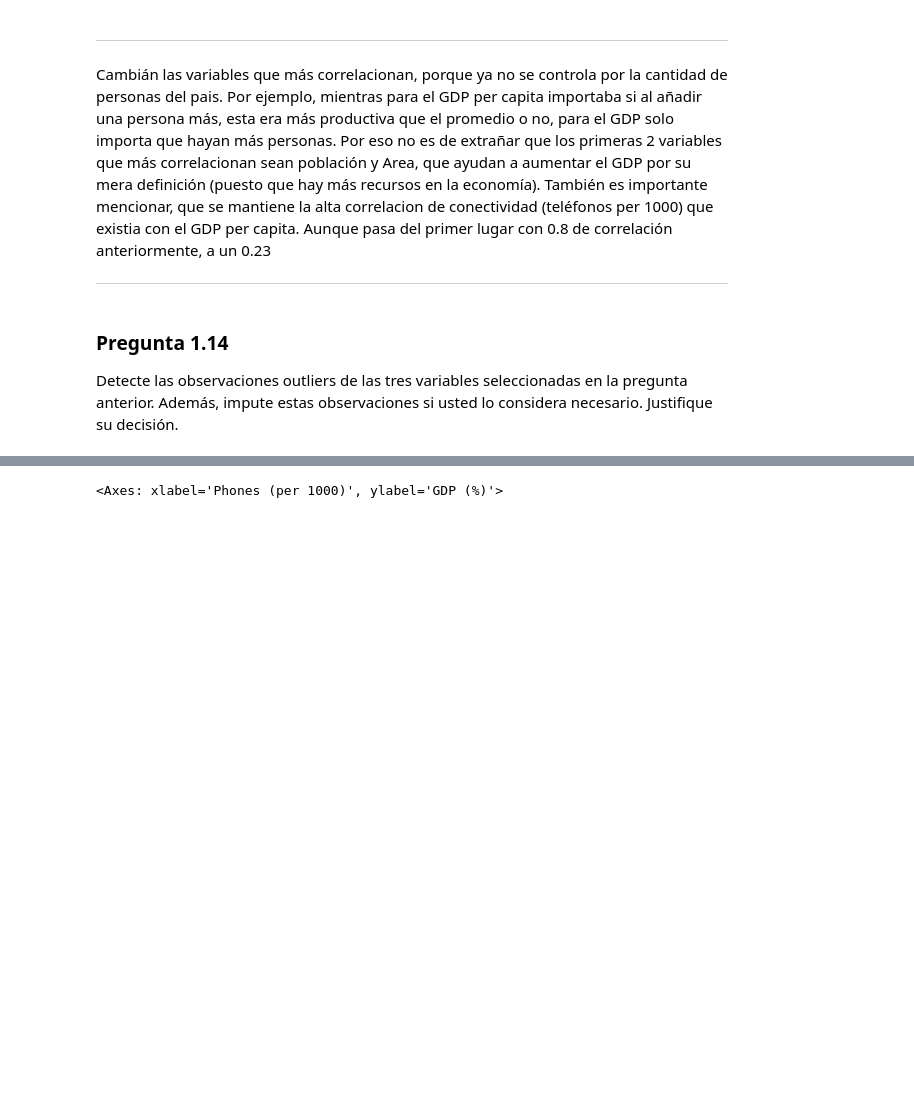
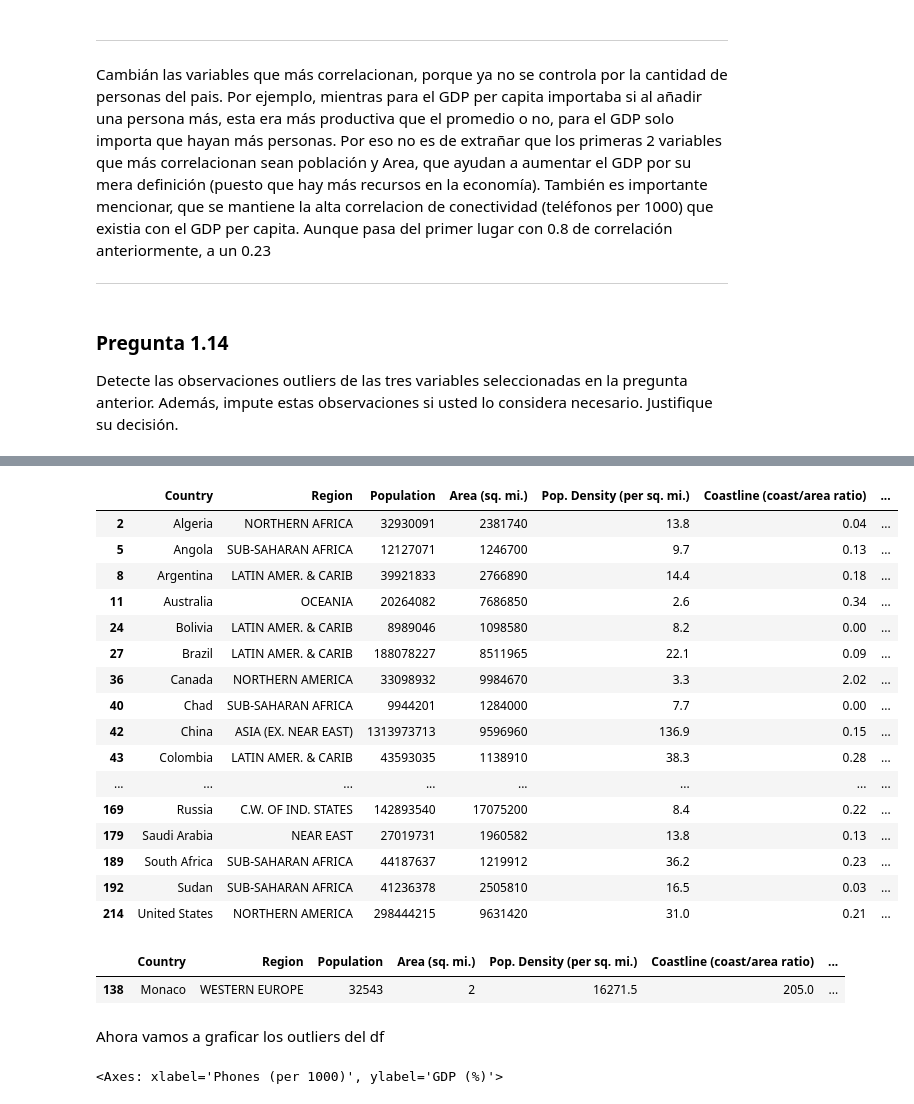
Before and after one commit to cristiandiazh/Tarea-1-ML, a Jupyter notebook: Tarea_1.ipynb, the cells around one changed output, grey strips where cells are left out. Cells and saved outputs as stored; diff of their text form; code cells hidden in the pictures; blank space fills up the shorter version.

```diff
--- a/Tarea_1.ipynb
+++ b/Tarea_1.ipynb
@@ -515,3 +552,30 @@ Detecte las observaciones outliers de las tres variables seleccionadas en la pre
+# %%
+df_aux2
+# %% [output]
+|  | Country | Region | Population | Area (sq. mi.) | Pop. Density (per sq. mi.) | Coastline (coast/area ratio) | ... |
+| 2 | Algeria | NORTHERN AFRICA | 32930091 | 2381740 | 13.8 | 0.04 | ... |
+| 5 | Angola | SUB-SAHARAN AFRICA | 12127071 | 1246700 | 9.7 | 0.13 | ... |
+| 8 | Argentina | LATIN AMER. & CARIB | 39921833 | 2766890 | 14.4 | 0.18 | ... |
+| 11 | Australia | OCEANIA | 20264082 | 7686850 | 2.6 | 0.34 | ... |
+| 24 | Bolivia | LATIN AMER. & CARIB | 8989046 | 1098580 | 8.2 | 0.00 | ... |
+| 27 | Brazil | LATIN AMER. & CARIB | 188078227 | 8511965 | 22.1 | 0.09 | ... |
+| 36 | Canada | NORTHERN AMERICA | 33098932 | 9984670 | 3.3 | 2.02 | ... |
+| 40 | Chad | SUB-SAHARAN AFRICA | 9944201 | 1284000 | 7.7 | 0.00 | ... |
+| 42 | China | ASIA (EX. NEAR EAST) | 1313973713 | 9596960 | 136.9 | 0.15 | ... |
+| 43 | Colombia | LATIN AMER. & CARIB | 43593035 | 1138910 | 38.3 | 0.28 | ... |
+| ... | ... | ... | ... | ... | ... | ... | ... |
+| 169 | Russia | C.W. OF IND. STATES | 142893540 | 17075200 | 8.4 | 0.22 | ... |
+| 179 | Saudi Arabia | NEAR EAST | 27019731 | 1960582 | 13.8 | 0.13 | ... |
+| 189 | South Africa | SUB-SAHARAN AFRICA | 44187637 | 1219912 | 36.2 | 0.23 | ... |
+| 192 | Sudan | SUB-SAHARAN AFRICA | 41236378 | 2505810 | 16.5 | 0.03 | ... |
+| 214 | United States | NORTHERN AMERICA | 298444215 | 9631420 | 31.0 | 0.21 | ... |
+# %%
+df_aux3
+# %% [output]
+|  | Country | Region | Population | Area (sq. mi.) | Pop. Density (per sq. mi.) | Coastline (coast/area ratio) | ... |
+| 138 | Monaco | WESTERN EUROPE | 32543 | 2 | 16271.5 | 205.0 | ... |
+# %% [markdown]
+Ahora vamos a graficar los outliers del df
 # %%
 corr_sin_gdp_per_capita_head = corr_GDP.sort_values(ascending=False).head(4) #ordenamos de mayor a menor
 
```
Also changed, not shown: parts of 23 cells of this notebook.
